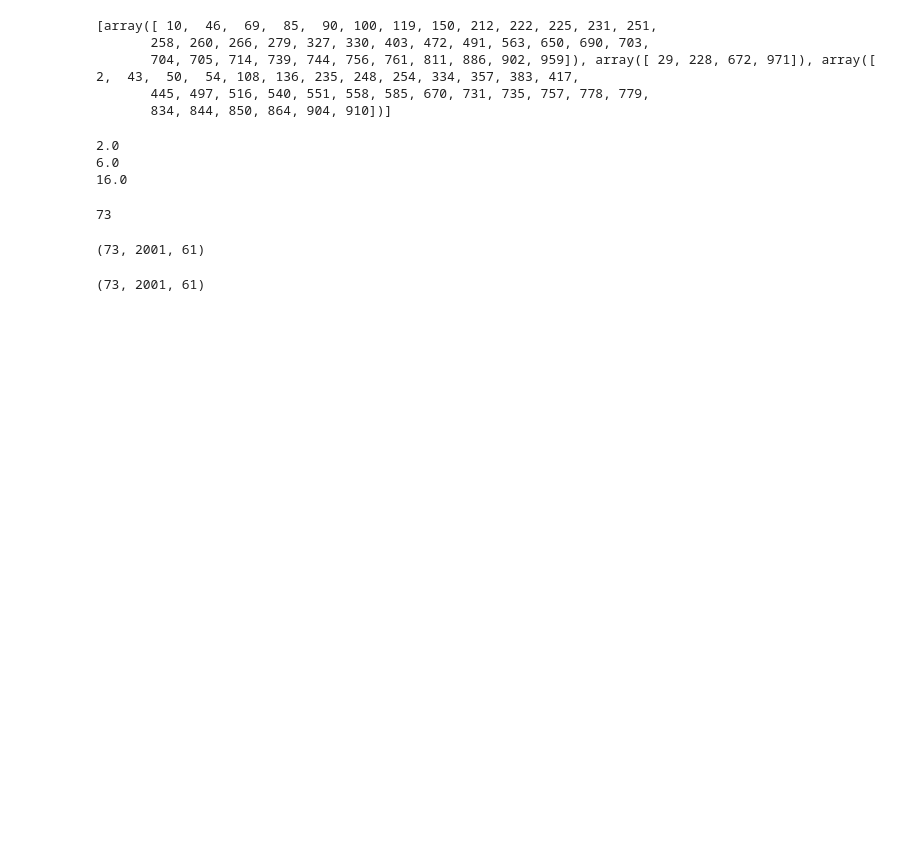
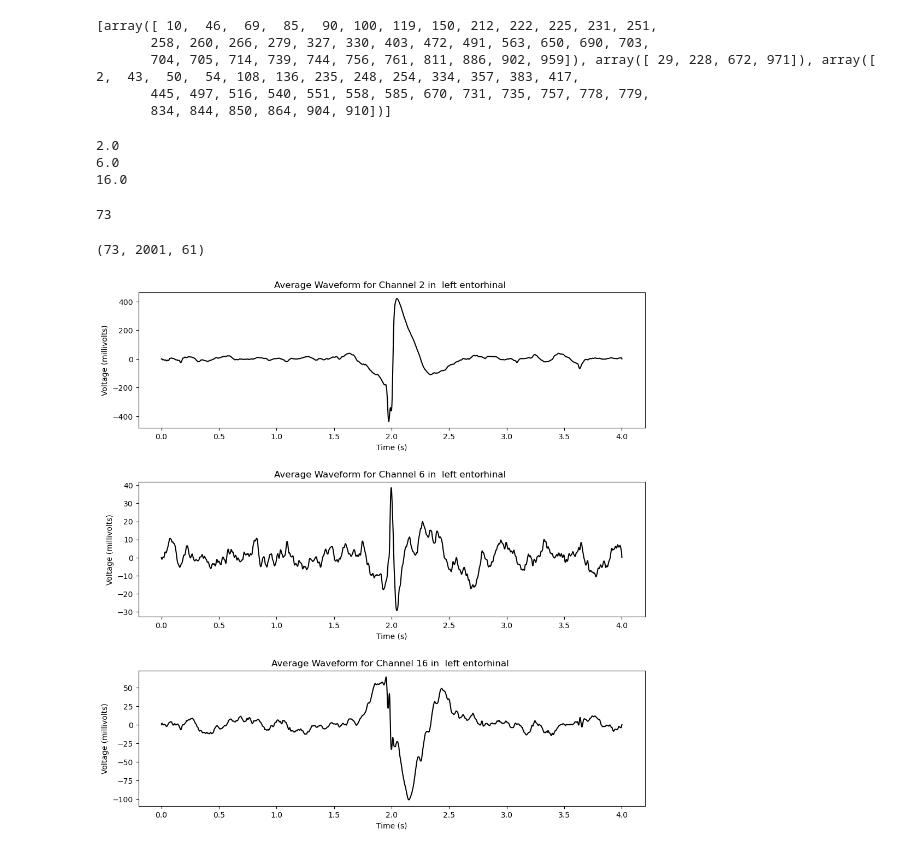
Before and after one commit to carlosaaguila/Interictal_Spike_Analysis, a Jupyter notebook: HUMAN/working_feat_extract_code/spatial_preanalysis.ipynb, the cells around one changed output. Drawn from its saved outputs; the diff is of its cells as text; code cells hidden in the pictures; blank space fills up the shorter version.

```diff
--- a/HUMAN/working_feat_extract_code/spatial_preanalysis.ipynb
+++ b/HUMAN/working_feat_extract_code/spatial_preanalysis.ipynb
@@ -189,7 +189,32 @@ def value_basis(spike, brain_df, roi):
 # %%
 roi = ' left entorhinal '
 based_values = value_basis(spike, brain_df, roi)
-# %%
-np.shape(based_values)
-# %% [output]
-(73, 2001, 61)
+# %%
+roi_ch = [2,6,16] #this is the name of the channel in matlab (use this when accessing spike.select)
+idx_roich = [1, 5 ,15] #this is the actual idx of the channel in python
+
+avg_waveforms = [0,0,0] #expect 3 waveforms for each roi_ch
+ch1 = []
+ch2 = []
+ch3 = []
+for spike in based_values:
+    spike_t = np.transpose(spike)
+    ch1.append((spike_t[roi_ch[0]]))
+    ch2.append((spike_t[roi_ch[1]]))
+    ch3.append((spike_t[roi_ch[2]]))
+
+avg_waveforms[0] = np.nanmean(ch1,axis=0)
+avg_waveforms[1] = (np.nanmean(ch2,axis=0))
+avg_waveforms[2] = (np.nanmean(ch3,axis=0))
+# %%
+fig, axs = plt.subplots(len(avg_waveforms), 1, figsize=(10,10))
+fig.tight_layout()
+fig.subplots_adjust(hspace=0.4)
+time = np.linspace(0,4,2001)
+for i in range(3):
+    axs[i].plot(time, avg_waveforms[i], 'k') #plot nerve data - unfiltered
+    axs[i].set_ylabel("Voltage (millivolts)")
+    axs[i].set_xlabel("Time (s)")
+    axs[i].set_title("Average Waveform for Channel {} in {}".format(int(roi_ch[i]),roi))
+# %% [output]
+[figure, added]
```
Also changed, not shown: parts of 3 cells of this notebook.
